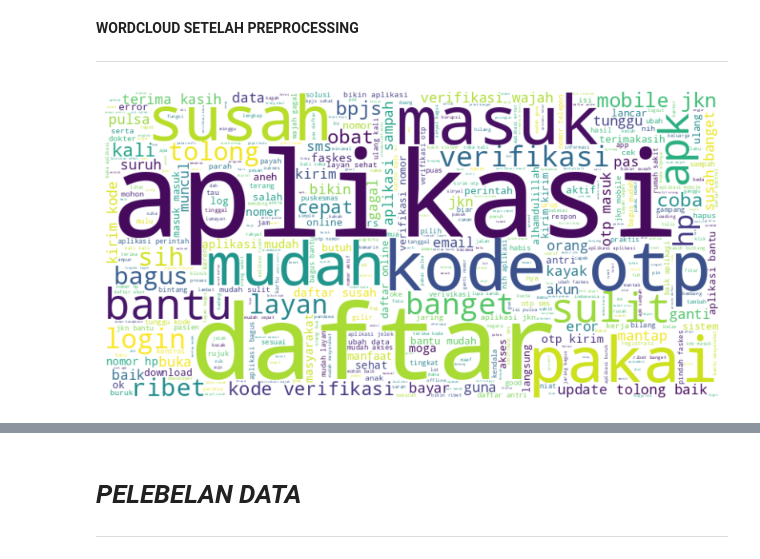
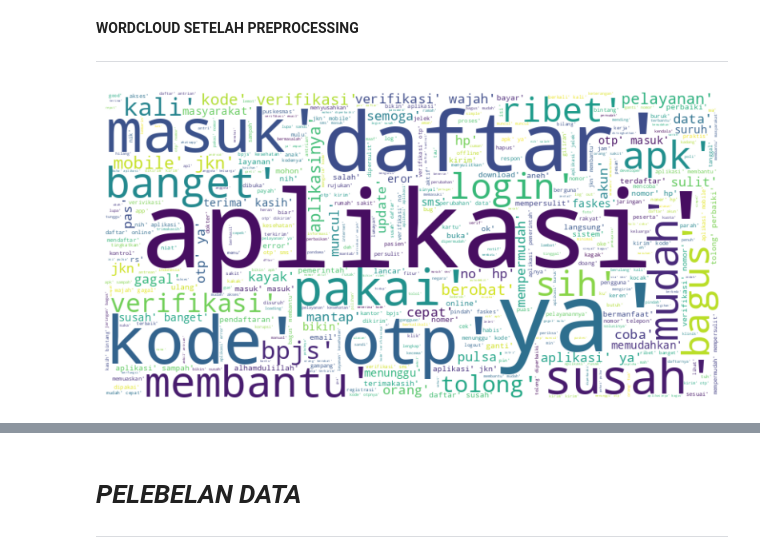
Before and after one commit to meryzennn/JKN-Mobile-Sentiment-Analysis, a Jupyter notebook: sentimen_knn,svm,naive.ipynb, the cells around one changed output, grey strips where cells are left out. Cells and saved outputs as stored; diff of their text form; code cells hidden in the pictures.

```diff
--- a/sentimen_knn,svm,naive.ipynb
+++ b/sentimen_knn,svm,naive.ipynb
@@ -534,29 +535,28 @@ memory usage: 881.9+ KB
 # %%
 import pandas as pd
 import numpy as np
 from PIL import Image
 from wordcloud import WordCloud, STOPWORDS, ImageColorGenerator
 import matplotlib.pyplot as plt
 
-# Mengisi nilai NaN dengan string kosong ('')
-# df['stemming_data'] = df['stemming_data'].fillna('')
 
-# Menggabungkan teks dari kolom 'content'
-text = ' '.join(df['stemming_data'].astype(str).tolist())
+
+# Menggabungkan teks dari kolom 'stemming_data'
+text = ' '.join(df['stopword removal'].astype(str).tolist())
 
 stopwords = set(STOPWORDS)
-stopwords.update(['https', 'co', 'RT', '...', 'amp', 'ya'])
+stopwords.update(['https', 'co', 'RT', '...', 'amp', 'ya', 'gue', 'sih'])
 
 wc = WordCloud(stopwords=stopwords, background_color="white", max_words=500, width=800, height=400)
 
 wc.generate(text)
 
 plt.figure(figsize=(10, 5))
 plt.imshow(wc, interpolation='bilinear')
 plt.axis("off")
 plt.show()
 # %% [output]
-[figure, old version]
+[figure, new version]
 # %%
 import matplotlib.pyplot as plt
 from collections import Counter
```
Also changed, not shown: parts of 29 cells of this notebook.
